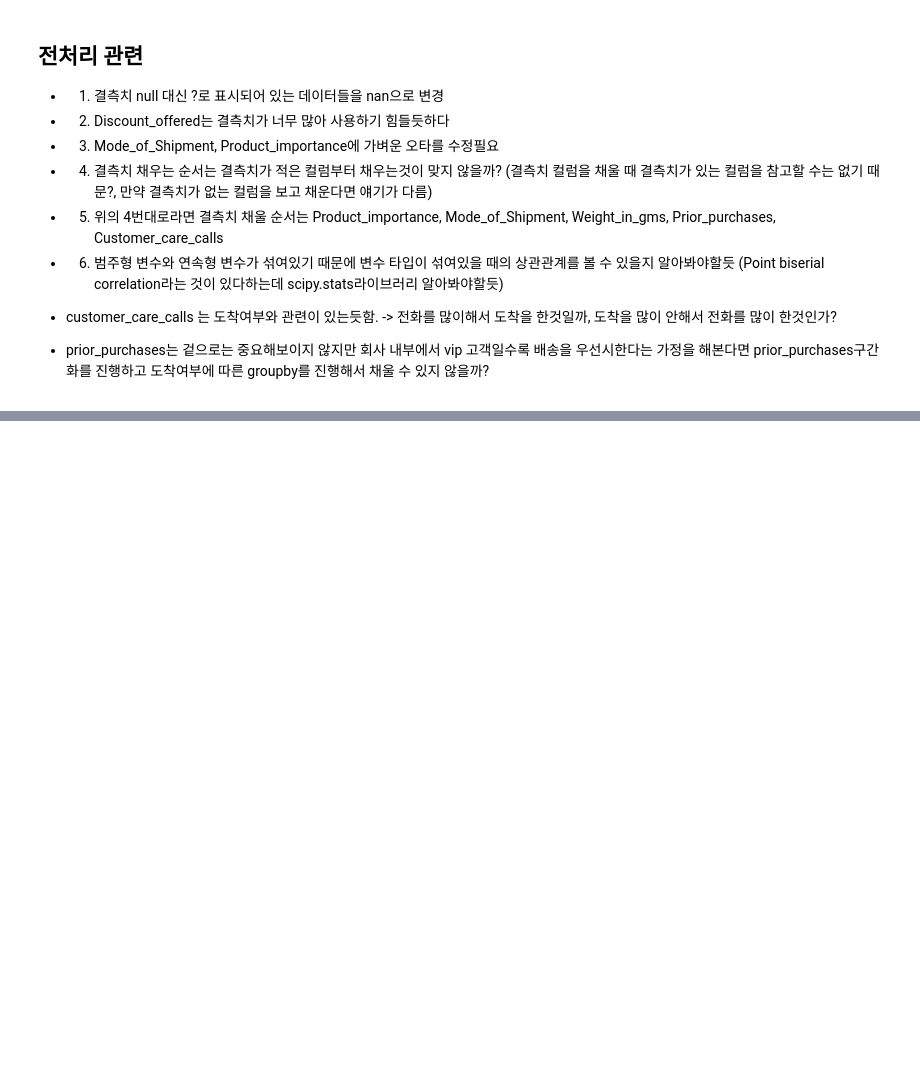
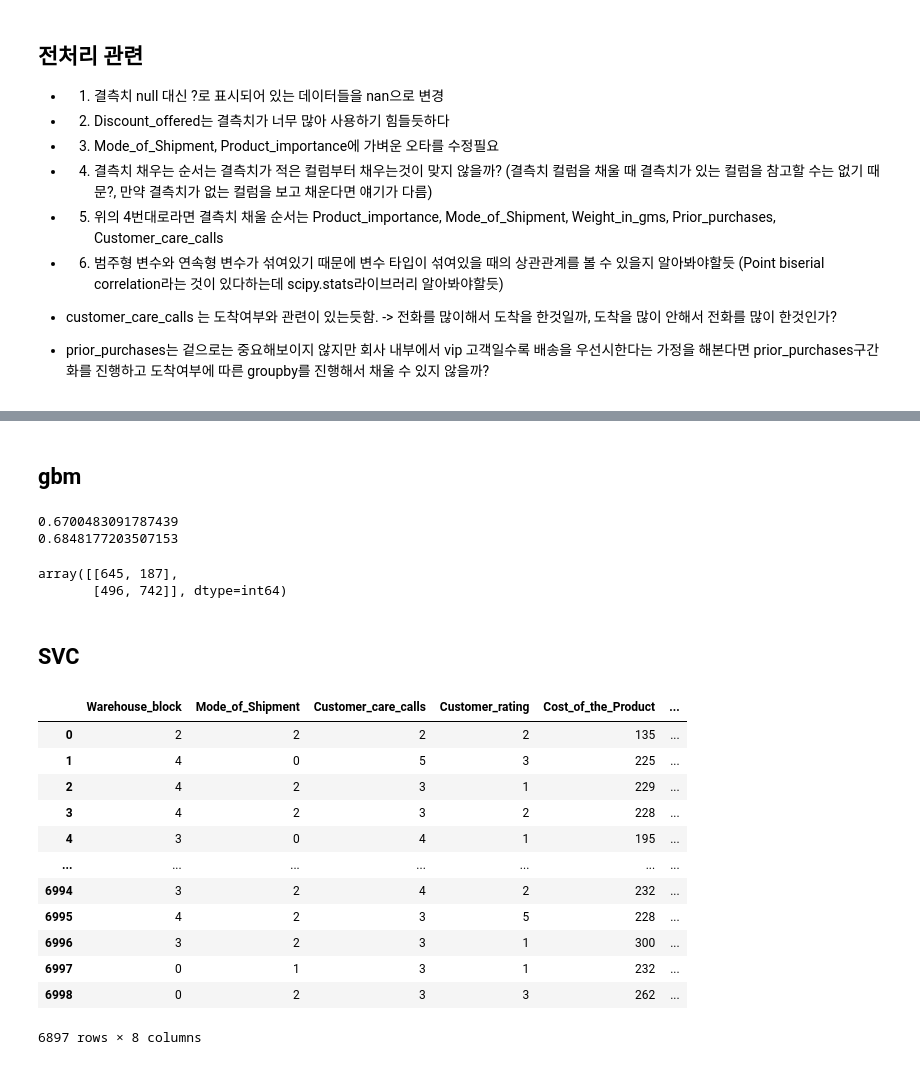
Before and after one commit to yoonjae97/bigdata_service_developer_class, a Jupyter notebook: ml/Untitled.ipynb, the cells around one changed output, grey strips where cells are left out. Cells and saved outputs as stored; diff of their text form; code cells hidden in the pictures; blank space fills up the shorter version.

```diff
--- a/ml/Untitled.ipynb
+++ b/ml/Untitled.ipynb
@@ -173,0 +179,4 @@ df[df['Cost_of_the_Product']>350]
+# %%
+train['Prior_purchases'].value_counts()
+train['Prior_purchases'] = train['Prior_purchases'].apply(lambda x: 3 if pd.isnull(x) else x)
+train.info()
@@ -210,6 +216,3 @@ memory usage: 656.3+ KB
 
 - customer_care_calls 는 도착여부와 관련이 있는듯함.  -> 전화를 많이해서 도착을 한것일까, 도착을 많이 안해서 전화를 많이 한것인가?
 - prior_purchases는 겉으로는 중요해보이지 않지만 회사 내부에서 vip 고객일수록 배송을 우선시한다는 가정을 해본다면 prior_purchases구간화를 진행하고 도착여부에 따른 groupby를 진행해서 채울 수 있지 않을까?
-# %%
-for i in [1,2,7,8]:
-    print(df.iloc[:, i].value_counts())
@@ -290,0 +275,11 @@ memory usage: 612.0+ bytes
+# %%
+from sklearn.preprocessing import LabelEncoder
+object_columns = train.select_dtypes('object').columns
+
+for i in object_columns:
+
+    lb = LabelEncoder()
+    lb.fit(train[i])
+    train[i] = lb.transform(train[i])
+
+    print(f'category : {np.unique(train[i])}\nclasses : {lb.classes_}\n')
@@ -290,0 +367,30 @@ memory usage: 612.0+ bytes
+# %% [markdown]
+## gbm
+# %%
+x_train, x_test, y_train, y_test = train_test_split(input, target, test_size=0.3, random_state=42)
+
+for column in object_columns:
+    dummy = pd.get_dummies(x_train[column], prefix=column)
+    x_train = pd.concat([x_train, dummy], axis = 1)
+    x_train.drop(column, axis = 1, inplace=True)
+
+for column in object_columns:
+    dummy = pd.get_dummies(x_test[column], prefix=column)
+    x_test = pd.concat([x_test, dummy], axis = 1)
+    x_test.drop(column, axis = 1, inplace=True)
+
+ss = MinMaxScaler()
+x_train_ss = ss.fit_transform(x_train)
+x_test_ss = ss.transform(x_test)
+gb = GradientBoostingClassifier(learning_rate=0.01, max_depth=4, n_estimators=500, subsample=0.7, random_state=42)
+gb.fit(x_train_ss, y_train)
+pred = gb.predict(x_test_ss)
+print(accuracy_score(y_test, pred))
+print(f1_score(y_test, pred))
+from sklearn.metrics import confusion_matrix
+confusion_matrix(y_test, pred)
+# %% [output]
+0.6700483091787439
+0.6848177203507153
+array([[645, 187],
+       [496, 742]], dtype=int64)
@@ -290,0 +431,32 @@ memory usage: 612.0+ bytes
+# %% [markdown]
+## SVC
+# %%
+from sklearn.preprocessing import LabelEncoder
+object_columns = train.select_dtypes('object').columns
+
+for i in object_columns:
+
+    lb = LabelEncoder()
+    lb.fit(train[i])
+    train[i] = lb.transform(train[i])
+
+    print(f'category : {np.unique(train[i])}\nclasses : {lb.classes_}\n')
+# %%
+input = train.iloc[:,:-1]
+target = train.iloc[:,-1]
+
+input
+# %% [output]
+|  | Warehouse_block | Mode_of_Shipment | Customer_care_calls | Customer_rating | Cost_of_the_Product | ... |
+| 0 | 2 | 2 | 2 | 2 | 135 | ... |
+| 1 | 4 | 0 | 5 | 3 | 225 | ... |
+| 2 | 4 | 2 | 3 | 1 | 229 | ... |
+| 3 | 4 | 2 | 3 | 2 | 228 | ... |
+| 4 | 3 | 0 | 4 | 1 | 195 | ... |
+| ... | ... | ... | ... | ... | ... | ... |
+| 6994 | 3 | 2 | 4 | 2 | 232 | ... |
+| 6995 | 4 | 2 | 3 | 5 | 228 | ... |
+| 6996 | 3 | 2 | 3 | 1 | 300 | ... |
+| 6997 | 0 | 1 | 3 | 1 | 232 | ... |
+| 6998 | 0 | 2 | 3 | 3 | 262 | ... |
+6897 rows × 8 columns
```
Also changed, not shown: parts of 62 cells of this notebook, 7 other files.
